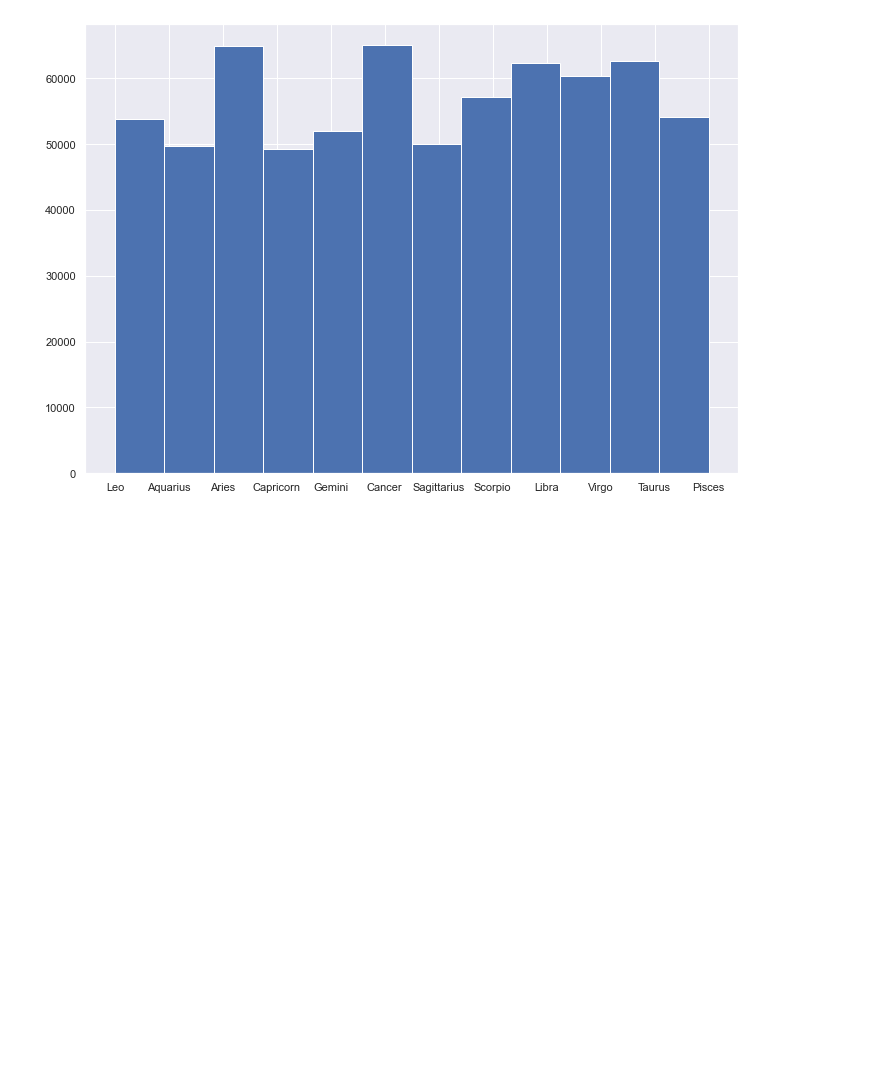
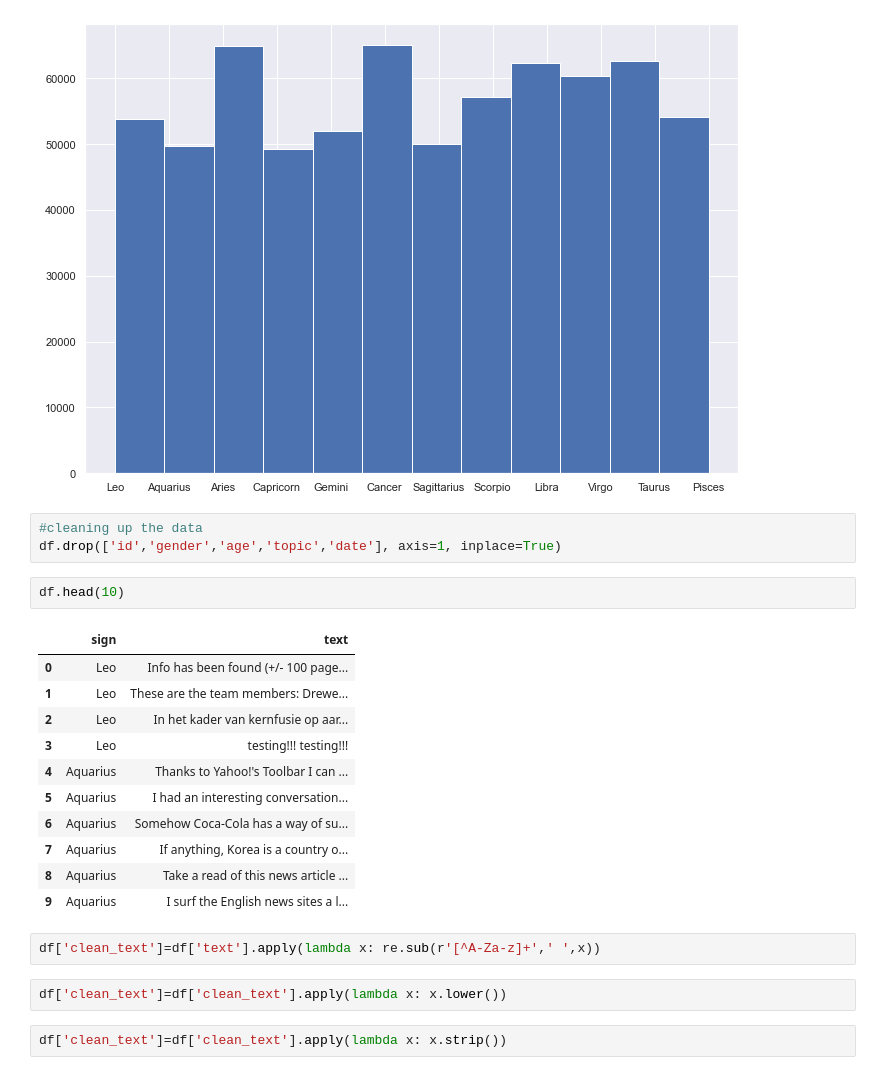
Before and after one commit to Jakowa-Jinkies/Statistical-Language-Modelling-Final, a Jupyter notebook: notebooks/Zodiac Word Hunt.ipynb, the cells around one changed output. Drawn from its saved outputs; the diff is of its cells as text; blank space fills up the shorter version.

```diff
--- a/notebooks/Zodiac Word Hunt.ipynb
+++ b/notebooks/Zodiac Word Hunt.ipynb
@@ -131,3 +132,26 @@ df['sign'].hist(bins=12)
 # %% [output]
 <AxesSubplot:>
 [figure]
+# %%
+#cleaning up the data
+df.drop(['id','gender','age','topic','date'], axis=1, inplace=True)
+# %%
+df.head(10)
+# %% [output]
+|  | sign | text |
+| 0 | Leo | Info has been found (+/- 100 page... |
+| 1 | Leo | These are the team members: Drewe... |
+| 2 | Leo | In het kader van kernfusie op aar... |
+| 3 | Leo | testing!!! testing!!! |
+| 4 | Aquarius | Thanks to Yahoo!'s Toolbar I can ... |
+| 5 | Aquarius | I had an interesting conversation... |
+| 6 | Aquarius | Somehow Coca-Cola has a way of su... |
+| 7 | Aquarius | If anything, Korea is a country o... |
+| 8 | Aquarius | Take a read of this news article ... |
+| 9 | Aquarius | I surf the English news sites a l... |
+# %%
+df['clean_text']=df['text'].apply(lambda x: re.sub(r'[^A-Za-z]+',' ',x))
+# %%
+df['clean_text']=df['clean_text'].apply(lambda x: x.lower())
+# %%
+df['clean_text']=df['clean_text'].apply(lambda x: x.strip())
```
Also changed, not shown: parts of 8 cells of this notebook.
